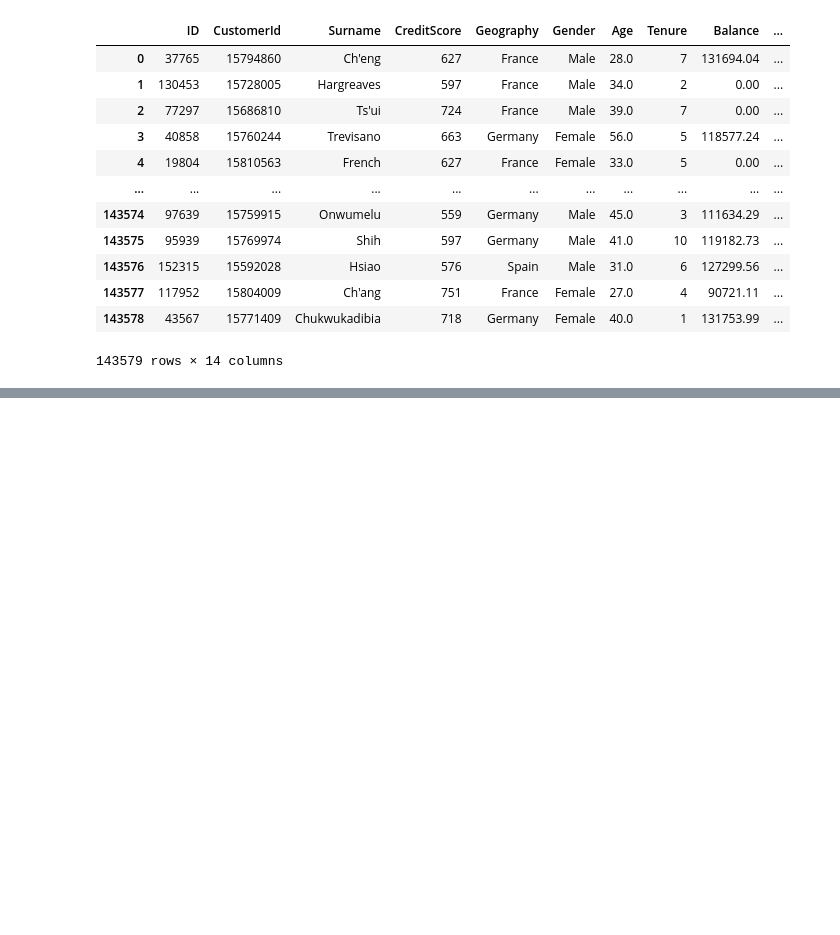
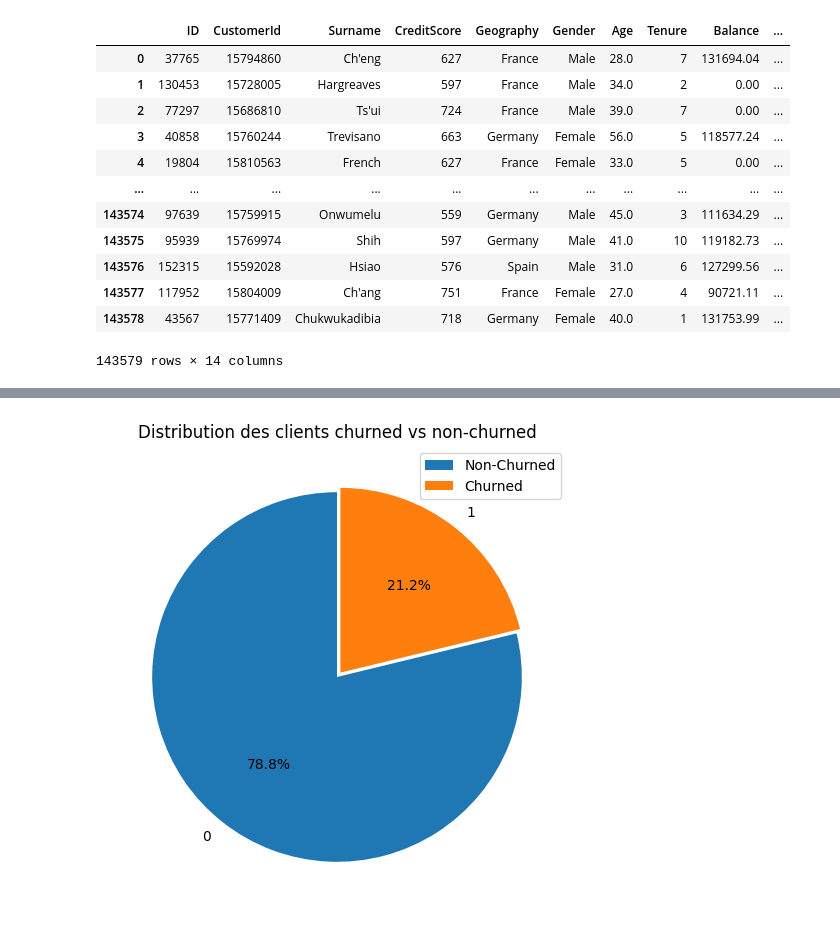
Before and after one commit to ahbarry07/mlpro-classification-bank-churn-2025, a Jupyter notebook: main.ipynb, the cells around one changed output, grey strips where cells are left out. Saved outputs shown, nothing was run; the diff lists cells and outputs as text; code cells hidden in the pictures; blank space fills up the shorter version.

```diff
--- a/main.ipynb
+++ b/main.ipynb
@@ -31,0 +71,14 @@ train_data
+# %%
+train_data['Exited'].value_counts().plot(
+    kind='pie',
+    autopct='%1.1f%%',
+    startangle=90,
+    explode=(0, 0.03),
+    figsize=(10,6)
+)
+plt.title('Distribution des clients churned vs non-churned')
+plt.ylabel('')
+plt.legend(['Non-Churned', 'Churned'])
+plt.show()
+# %% [output]
+[figure, added]
```
Also changed, not shown: parts of 17 cells of this notebook.
